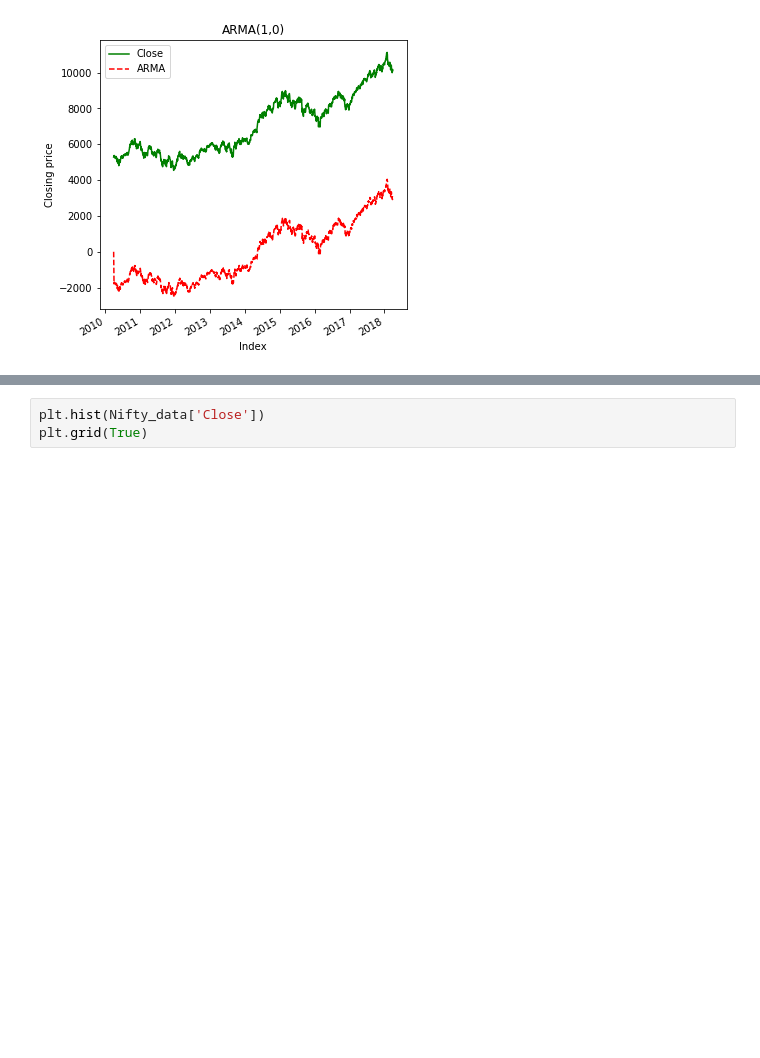
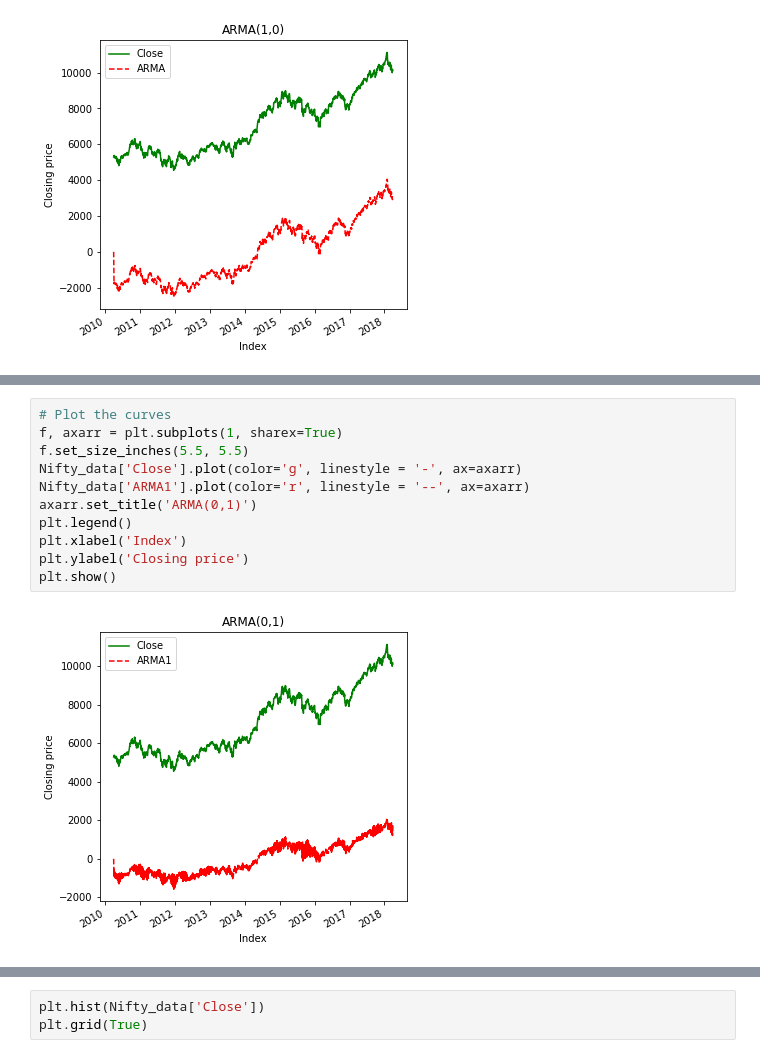
Before and after one commit to Abhijeet-Katiyar/Summer, a Jupyter notebook: Report4.ipynb, the cells around one changed output, grey strips where cells are left out. Cells and saved outputs as stored; diff of their text form; blank space fills up the shorter version.

Commit message:
Build ARMA model with various order

```diff
--- a/Report4.ipynb
+++ b/Report4.ipynb
@@ -684 +701,14 @@ plt.show()
+# %%
+# Plot the curves
+f, axarr = plt.subplots(1, sharex=True)
+f.set_size_inches(5.5, 5.5)
+Nifty_data['Close'].plot(color='g', linestyle = '-', ax=axarr)
+Nifty_data['ARMA1'].plot(color='r', linestyle = '--', ax=axarr)
+axarr.set_title('ARMA(0,1)')
+plt.legend()
+plt.xlabel('Index')
+plt.ylabel('Closing price')
+plt.show()
+# %% [output]
+[figure, added]
 # %%
```
Also changed, not shown: parts of 12 cells of this notebook, 1 other file.
